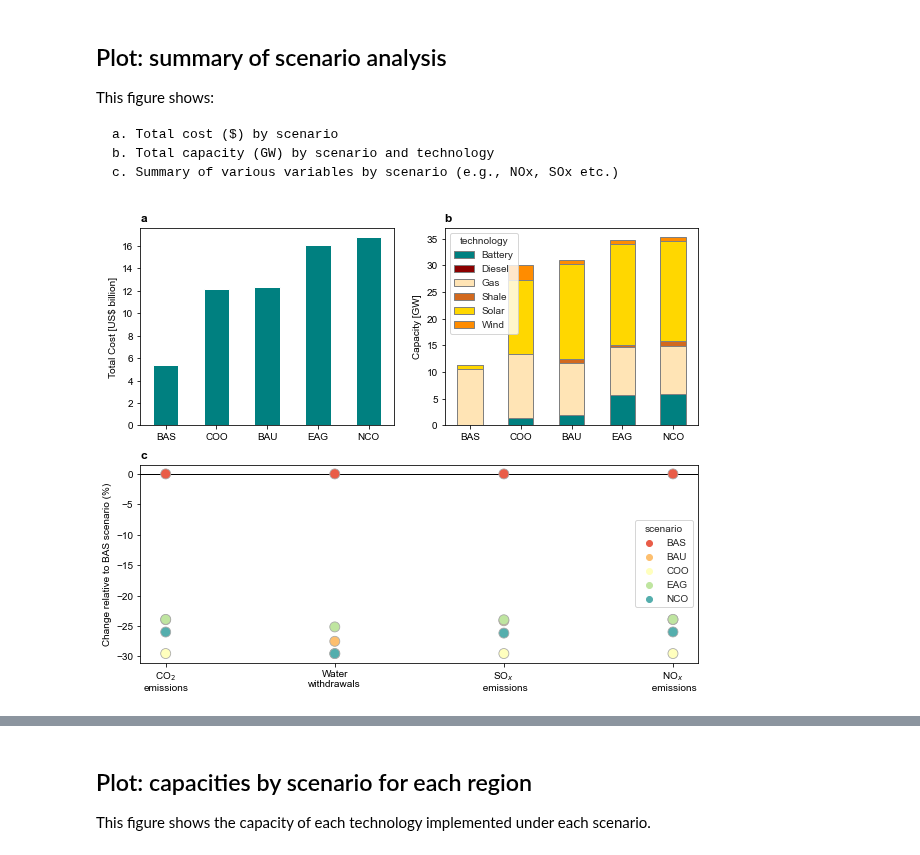
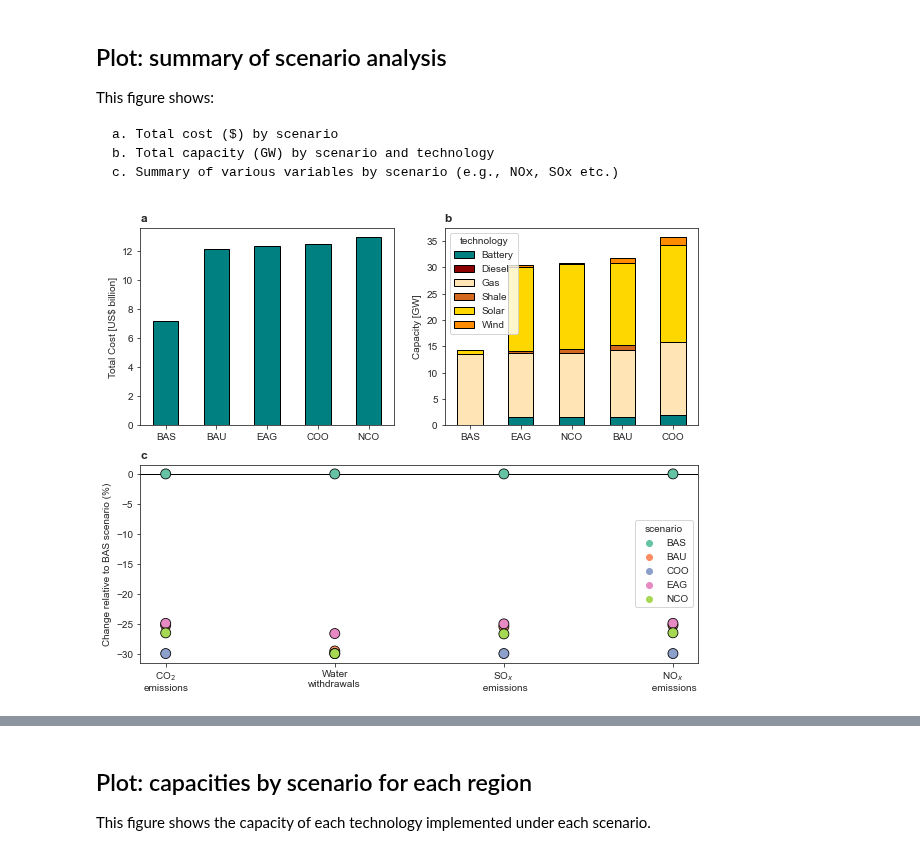
Before and after one commit to amanmajid/nextra, a Jupyter notebook: analysis/icae_results.ipynb, the cells around one changed output, grey strips where cells are left out. Drawn from its saved outputs; the diff is of its cells as text; code cells hidden in the pictures.

```diff
--- a/analysis/icae_results.ipynb
+++ b/analysis/icae_results.ipynb
@@ -122,17 +122,23 @@ def map_technology(df,on):
 
 
 def map_sox_emissions(df,on):
-    df['sox'] = df[on] * df['technology'].map(sox)
+    '''Estimate SOx emissions in tonnes
+    '''
+    df['sox'] = df[on] * df['technology'].map(sox) * 10**-6
     return df
 
 
 def map_nox_emissions(df,on):
-    df['nox'] = df[on] * df['technology'].map(nox)
+    '''Estimate NOx emissions in tonnes
+    '''
+    df['nox'] = df[on] * df['technology'].map(nox) * 10**-6
     return df
 
 
 def map_co2_emissions(df,on):
-    df['co2'] = df[on] * df['technology'].map(co2)
+    '''Estimate CO2 emissions in tonnes
+    '''
+    df['co2'] = df[on] * df['technology'].map(co2) * 10**-6
     return df
 
 def map_water_use(df,on):
@@ -174,15 +180,17 @@ merged_flows = map_nox_emissions(merged_flows,on='value')
 merged_flows = map_co2_emissions(merged_flows,on='value')
 merged_flows = map_water_use(merged_flows,on='value')
 
-merged_flows = merged_flows.groupby(by=['month','year','scenario']).sum().reset_index()
-
-# adjust units
-merged_flows['co2'] = merged_flows['co2'].divide(10**6)
-merged_flows['nox'] = merged_flows['nox'].divide(10**6)
-merged_flows['sox'] = merged_flows['sox'].divide(10**6)
+# calculate annual sums
+merged_flows = merged_flows.groupby(by=['year','scenario']).sum().reset_index()
 
 monthly_means = merged_flows.groupby(by=['year','scenario']).mean().reset_index()
-monthly_means = monthly_means[['scenario','sox','nox','co2','water_use']]
+
+# rename total demand column
+monthly_means['demand'] = monthly_means['value']
+
+# compute monthly means
+#monthly_means = merged_flows.groupby(by=['year','scenario']).mean().reset_index()
+monthly_means = monthly_means[['scenario','sox','nox','co2','water_use','demand']]
 
 # append capacities
 capacities = merge_capacity_data(results)
@@ -193,7 +201,7 @@ capacities = capacities.pivot_table(index=['scenario'],
                                     aggfunc='sum')
 
 battery = capacities['Battery'].to_dict()
-monthly_means['battery'] = monthly_means.scenario.map(battery)
+monthly_means_normalised['battery'] = monthly_means_normalised.scenario.map(battery)
 
 def normalise_column(df,columns):
     df = monthly_means.copy()
@@ -203,7 +211,7 @@ def normalise_column(df,columns):
         df[column] = ((df[column]-baseline_value)/baseline_value)*100
     return df
 
-monthly_means = normalise_column(monthly_means,columns=['nox','co2','sox','water_use'])
+monthly_means_normalised = normalise_column(monthly_means,columns=['nox','co2','sox','water_use'])
 #monthly_means = monthly_means[monthly_means.scenario != 'BAS'].reset_index(drop=True)
 
 hls_colours = sns.color_palette("Spectral", as_cmap=True)
@@ -238,35 +246,35 @@ capacities = capacities.drop(['Coal','Gas Reservoir'],axis=1)
 f = plt.figure(figsize=(10, 8))
 ax1 = plt.subplot(2,2,1)
 ax2 = plt.subplot(2,2,2)
 ax3 = plt.subplot(2,1,2)
 
 sns.set_style("ticks")
-costs.set_index('scenario').plot.bar(ax=ax1,color='teal',rot=0,legend=False)
+costs.set_index('scenario').plot.bar(ax=ax1,color='teal',rot=0,legend=False,edgecolor='black')
 ax1.set_xlabel('')
 ax1.set_ylabel('Total Cost [US$ billion]')
 #ax1.set_ylim([-30*0.03,30])
 ax1.set_title('a',fontweight='bold',loc='left')
 
 capacities.divide(1000).plot.bar(stacked=True,rot=0,ax=ax2,
                                  color=[technology_color_dict.get(x, '#333333') for x in capacities.columns],
-                                 edgecolor='gray')
+                                 edgecolor='black')
 
 ax2.set_xlabel('')
 ax2.set_ylabel('Capacity [GW]')
 ax2.set_title('b',fontweight='bold',loc='left')
 #ax2.set_ylim([-40*0.03,40])
 
-monthly_means = monthly_means.melt(id_vars='scenario',value_vars=['co2','water_use','sox','nox',])
+monthly_means_normalised = monthly_means_normalised.melt(id_vars='scenario',value_vars=['co2','water_use','sox','nox',])
 plt.axhline(y=0,linestyle='-',color='black',linewidth=1,zorder=1)
 sns.scatterplot(x='variable',y='value',hue='scenario',ax=ax3,
-                data=monthly_means,s=100,palette='Spectral',edgecolor='darkgray')
+                data=monthly_means_normalised,s=100,palette='Set2',edgecolor='black')
 
 ax3.set_xlabel('')
 ax3.set_ylabel('Change relative to BAS scenario (%)')
 ax3.set_title('c',fontweight='bold',loc='left')
 #ax3.set_ylim([-35,10])
 ax3.set_xticklabels(['CO$_2$\nemissions','Water\nwithdrawals','SO$_x$\n emissions','NO$_x$\n emissions'])
 
 f.savefig('../outputs/figures/scenario_analysis.pdf',bbox_inches='tight')
 # %% [output]
-[figure, old version]
+[figure, new version]
```
Also changed, not shown: parts of 19 cells of this notebook, 6 other files.
